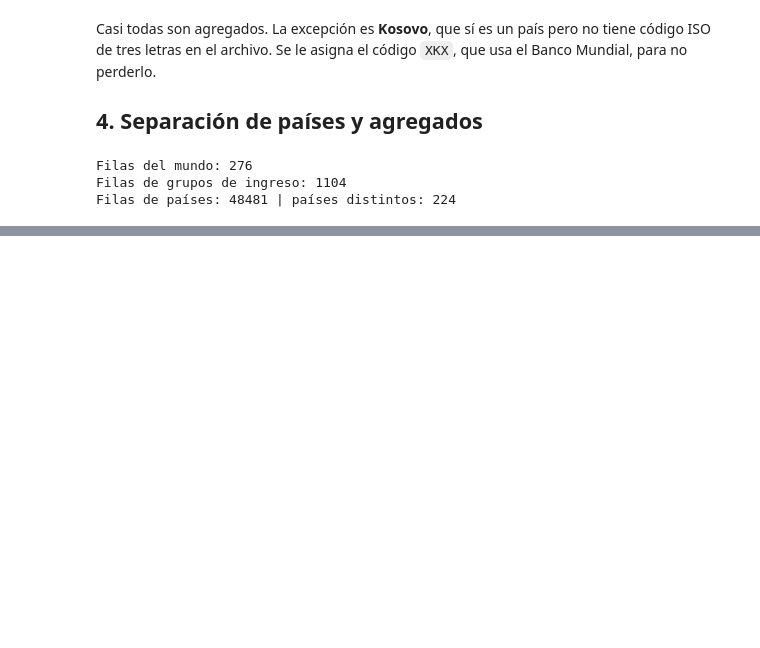
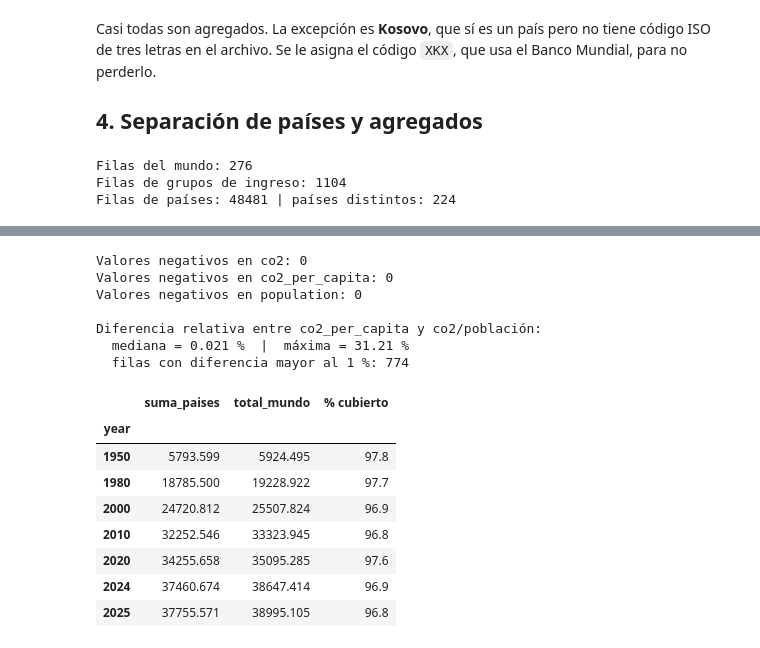
Before and after one commit to felipecasta0330/proyecto-final-co2, a Jupyter notebook: notebooks/01_limpieza_datos.ipynb, the cells around one changed output, grey strips where cells are left out. Cells and saved outputs as stored; diff of their text form; code cells hidden in the pictures; blank space fills up the shorter version.

```diff
--- a/notebooks/01_limpieza_datos.ipynb
+++ b/notebooks/01_limpieza_datos.ipynb
@@ -163,0 +170,5 @@ Filas de países: 48481 | países distintos: 224
+# %%
+filas_antes = len(paises)
+paises = paises[paises["year"] >= 1950].copy()
+print(f"Filas antes: {filas_antes} | después del filtro: {len(paises)}")
+print("Faltantes en co2_per_capita (1950-2025):", paises["co2_per_capita"].isna().sum())
@@ -163,0 +180,4 @@ Filas de países: 48481 | países distintos: 224
+# %%
+duplicados = paises.duplicated(subset=["country", "year"]).sum()
+print("Filas duplicadas (mismo país y año):", duplicados)
+paises = paises.drop_duplicates(subset=["country", "year"])
@@ -163,0 +230,32 @@ Filas de países: 48481 | países distintos: 224
+# %%
+for col in ["co2", "co2_per_capita", "population"]:
+    print(f"Valores negativos en {col}:", (paises[col] < 0).sum())
+
+calculado = paises["co2"] * 1e6 / paises["population"]
+dif_relativa = ((calculado - paises["co2_per_capita"]).abs() / paises["co2_per_capita"]) * 100
+print(f"\nDiferencia relativa entre co2_per_capita y co2/población:")
+print(f"  mediana = {dif_relativa.median():.3f} %  |  máxima = {dif_relativa.max():.2f} %")
+print("  filas con diferencia mayor al 1 %:", (dif_relativa > 1).sum())
+
+suma = paises.groupby("year")["co2"].sum()
+total = mundo.set_index("year")["co2"]
+comparacion = pd.DataFrame({"suma_paises": suma, "total_mundo": total}).dropna()
+comparacion["% cubierto"] = (comparacion["suma_paises"] / comparacion["total_mundo"] * 100).round(1)
+display(comparacion.loc[[1950, 1980, 2000, 2010, 2020, 2024, 2025]])
+# %% [output]
+Valores negativos en co2: 0
+Valores negativos en co2_per_capita: 0
+Valores negativos en population: 0
+
+Diferencia relativa entre co2_per_capita y co2/población:
+  mediana = 0.021 %  |  máxima = 31.21 %
+  filas con diferencia mayor al 1 %: 774
+|  | suma_paises | total_mundo | % cubierto |
+| year |  |  |  |
+| 1950 | 5793.599 | 5924.495 | 97.8 |
+| 1980 | 18785.500 | 19228.922 | 97.7 |
+| 2000 | 24720.812 | 25507.824 | 96.9 |
+| 2010 | 32252.546 | 33323.945 | 96.8 |
+| 2020 | 34255.658 | 35095.285 | 97.6 |
+| 2024 | 37460.674 | 38647.414 | 96.9 |
+| 2025 | 37755.571 | 38995.105 | 96.8 |
```
Also changed, not shown: parts of 16 cells of this notebook, 3 other files.
